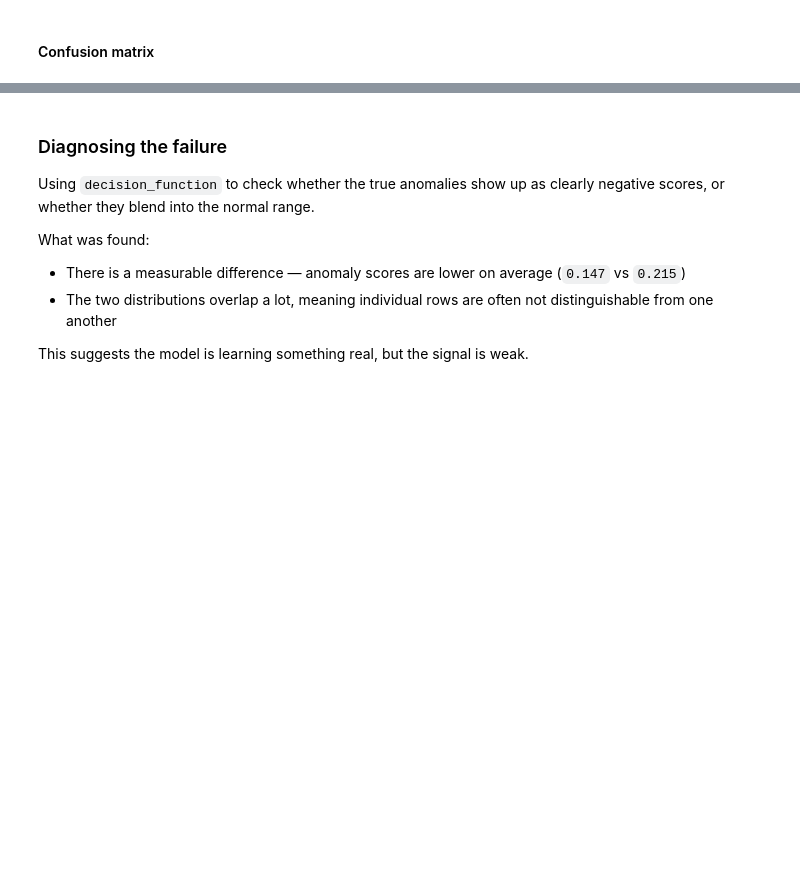
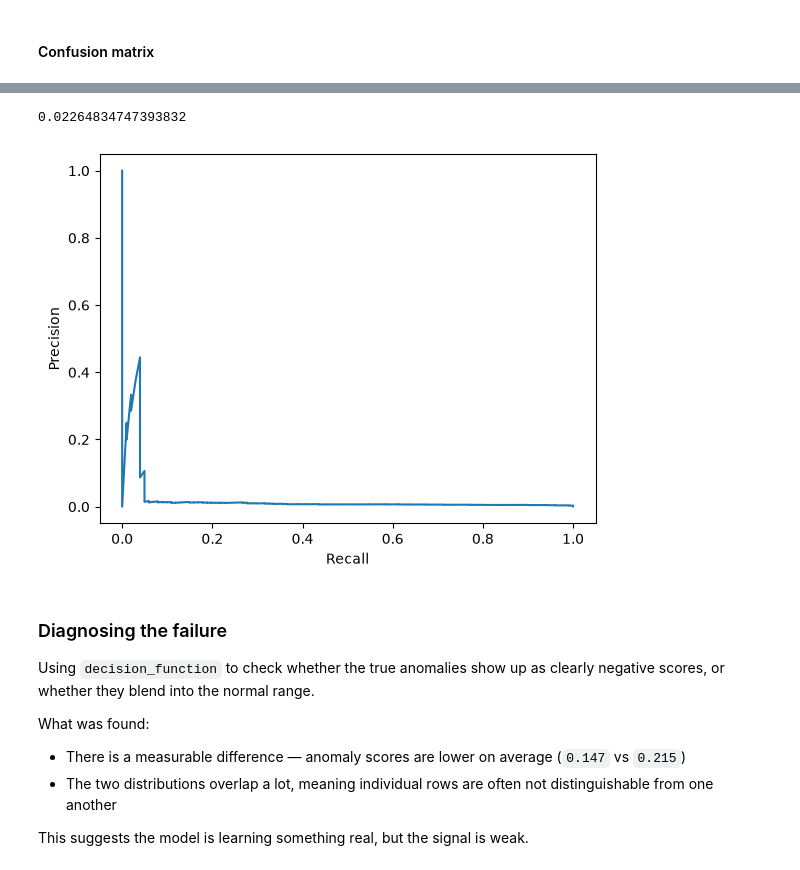
Before and after one commit to RkP17/infra-anomaly-detection, a Jupyter notebook: notebooks/02_isolation_forest.ipynb, the cells around one changed output, grey strips where cells are left out. Cells and saved outputs as stored; diff of their text form; code cells hidden in the pictures; blank space fills up the shorter version.

```diff
--- a/notebooks/02_isolation_forest.ipynb
+++ b/notebooks/02_isolation_forest.ipynb
@@ -179,3 +191,25 @@ is_anomaly
+# %%
+# higher the decision function means more normal the values are
+# flip the sign larger anomaly score means more suspicious
+anomaly_score = -clf.decision_function(X_test)
+# %%
+pr_auc = average_precision_score(
+    y_test,
+    anomaly_score
+)
+
+print(pr_auc)
+# %% [output]
+0.02264834747393832
+# %%
+precisions, recalls, thresholds = precision_recall_curve(y_test, anomaly_score)
+
+plt.plot(recalls, precisions)
+plt.xlabel("Recall")
+plt.ylabel("Precision")
+plt.show()
+# %% [output]
+[figure, added]
 # %% [markdown]
 ### Diagnosing the failure
 Using `decision_function` to check whether the true anomalies show up as clearly negative
```
Also changed, not shown: parts of 22 cells of this notebook, 1 other file.
